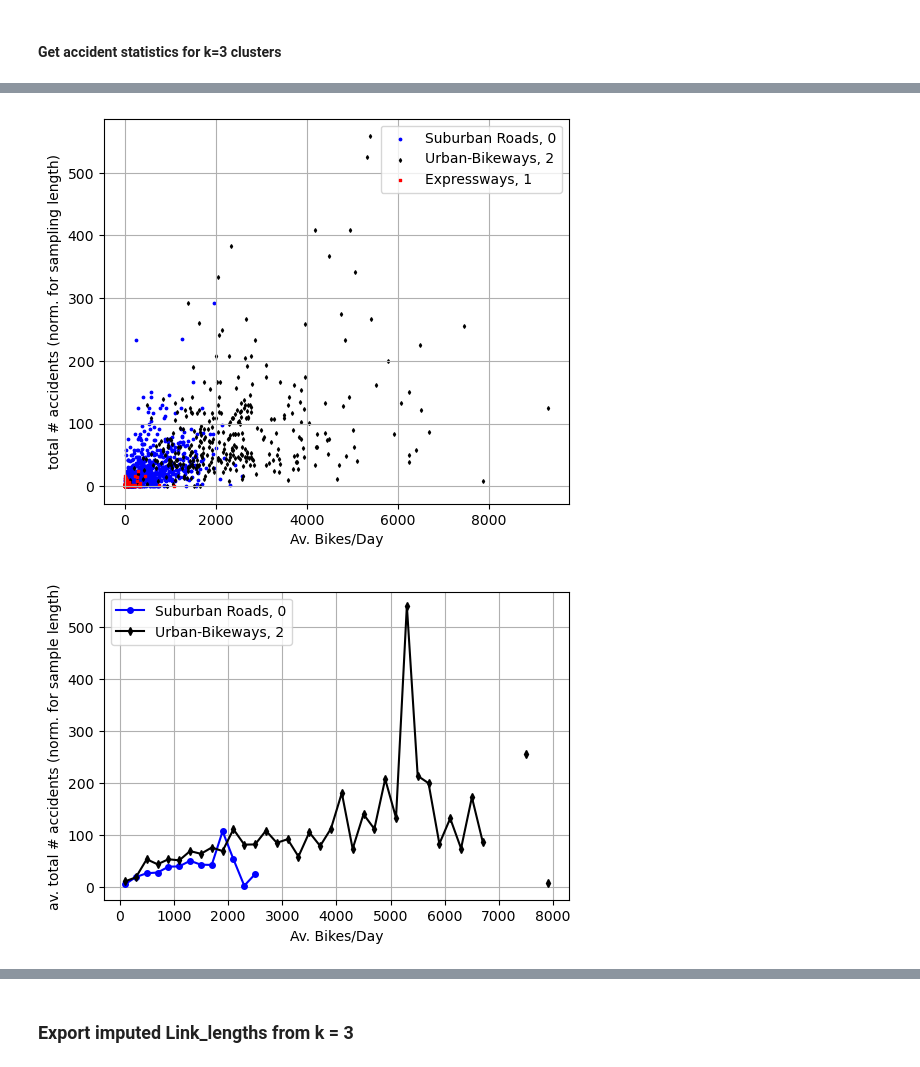
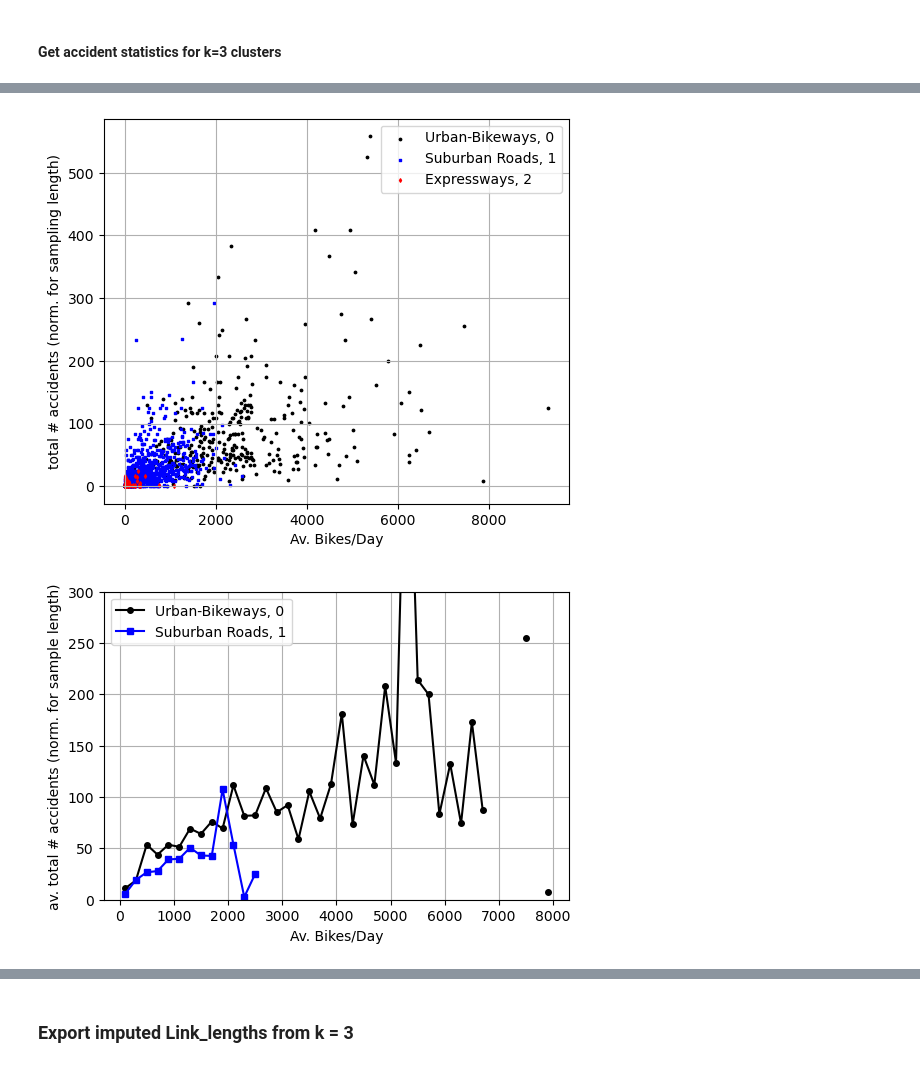
Before and after one commit to dtuthill/erdos_project, a Jupyter notebook: Greg_Analysis/kmean_df_road.ipynb, the cells around one changed output, grey strips where cells are left out. Cells and saved outputs as stored; diff of their text form; code cells hidden in the pictures.

Commit message:
progress on k_means_df_road

```diff
--- a/Greg_Analysis/kmean_df_road.ipynb
+++ b/Greg_Analysis/kmean_df_road.ipynb
@@ -252,10 +252,12 @@ group 2 zero accidents are 1.18% of group
 # %%
 #make scatter plot of total vs. aadf_Bike_volume, hue based on group
 
-group_c = {0:'blue',1:'red',2:'black'}
+msize = 3
+group_c = {0:'black',1:'blue',2:'red'}
 group_m = {0:'o',1:'s',2:'d'}
-group_order = [0,2,1] #order to plot in
-group_names = {0:'Suburban Roads',1:'Expressways',2:'Urban-Bikeways'}
+group_size = {0:msize,1:msize,2:msize}
+group_order = [0,1,2] #order to plot in
+group_names = {0:'Urban-Bikeways',1:'Suburban Roads',2:'Expressways'}
 
 fig,ax = plt.subplots(figsize=(5,4))
 labsize=10
@@ -265,7 +267,7 @@ legsize=10
 for g in group_order:
     ig = ind_match(g,np.arange(k).astype(int))
     ax.scatter(df_cluster.loc[Igroup[ig],'aadf_Pedal_cycles'],df_cluster.loc[Igroup[ig],'total'],marker=group_m[g],color=group_c[g],
-              label=group_names[g],s=3)
+              label=group_names[g],s=group_size[g])
 
 ax.set_xlabel('Av. Bikes/Day',fontsize=labsize)
 ax.set_ylabel('total # accidents (unnormalized)',fontsize=labsize)
@@ -278,12 +280,12 @@ plt.show()
 # %%
 #make scatter plot of total vs. aadf_Bike_volume, hue based on group
 
-msize = 3
-group_c = {0:'blue',1:'red',2:'black'}
-group_m = {0:'o',1:'s',2:'d'}
-group_size = {0:msize,1:msize,2:msize}
-group_order = [0,2,1] #order to plot in
-group_names = {0:'Suburban Roads',1:'Expressways',2:'Urban-Bikeways'}
+# msize = 3
+# group_c = {0:'blue',1:'red',2:'black'}
+# group_m = {0:'o',1:'s',2:'d'}
+# group_size = {0:msize,1:msize,2:msize}
+# group_order = [0,2,1] #order to plot in
+# group_names = {0:'Suburban Roads',1:'Expressways',2:'Urban-Bikeways'}
 
 fy = 'total_dnorm_LL' #you can use total_dnorm alternatively, this is normalized to av. "distance_to_cp". Problem is, that feature is undefined when there is 0 accidents
 
@@ -304,7 +306,7 @@ ax.legend(fontsize=legsize)
 ax.grid('on')
 plt.show()
 # %% [output]
-[figure, old version]
+[figure, new version]
 # %%
 #Make av. total_dnorm vs. bike volume histograms for groups and plot
 
@@ -312,32 +314,33 @@ dbv = 200
 bv_r = (0,8000)
 e_bv,b_bv = make_bins(bv_r,dbv)
 Nbv = len(b_bv)
 
 fy = 'total_dnorm_LL'
 
 H_tot_dnorm_bv = np.zeros((k,Nbv))
 for ii in range(k):
     I = Igroup[ii]
     H,_ = np.histogram(df_cluster.loc[I,'aadf_Pedal_cycles'],bins=e_bv)
     H_tot,_ = np.histogram(df_cluster.loc[I,'aadf_Pedal_cycles'],bins=e_bv,weights=df_cluster.loc[I,fy])
     H_tot_dnorm_bv[ii] = H_tot/H
 
-g_plt = [0,2]
+g_plt = [0,1]
 fig,ax = plt.subplots(figsize=(6,4))
 labsize=10
 ticksize=10
 legsize=10
 
 for g in g_plt:
     ig = ind_match(g,np.arange(k).astype(int))
     ax.plot(b_bv,H_tot_dnorm_bv[g],marker=group_m[g],color=group_c[g],
               label='%s, %i'%(group_names[g],g),markersize=4)
 
 ax.set_xlabel('Av. Bikes/Day',fontsize=labsize)
 ax.set_ylabel('av. total # accidents (norm. for sample length)',fontsize=labsize)
 ax.tick_params(labelsize=ticksize)
 ax.legend(fontsize=legsize)
+ax.set_ylim(0,300)
 ax.grid('on')
 plt.show()
 # %% [output]
-[figure, old version]
+[figure, new version]
```
Also changed, not shown: parts of 10 cells of this notebook.
